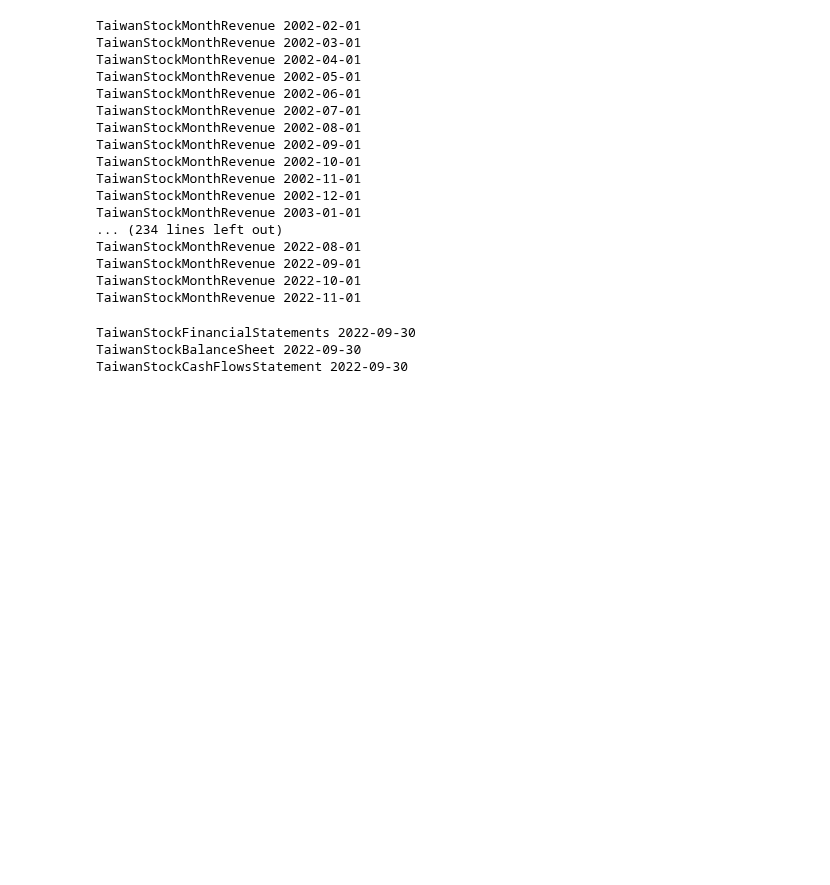
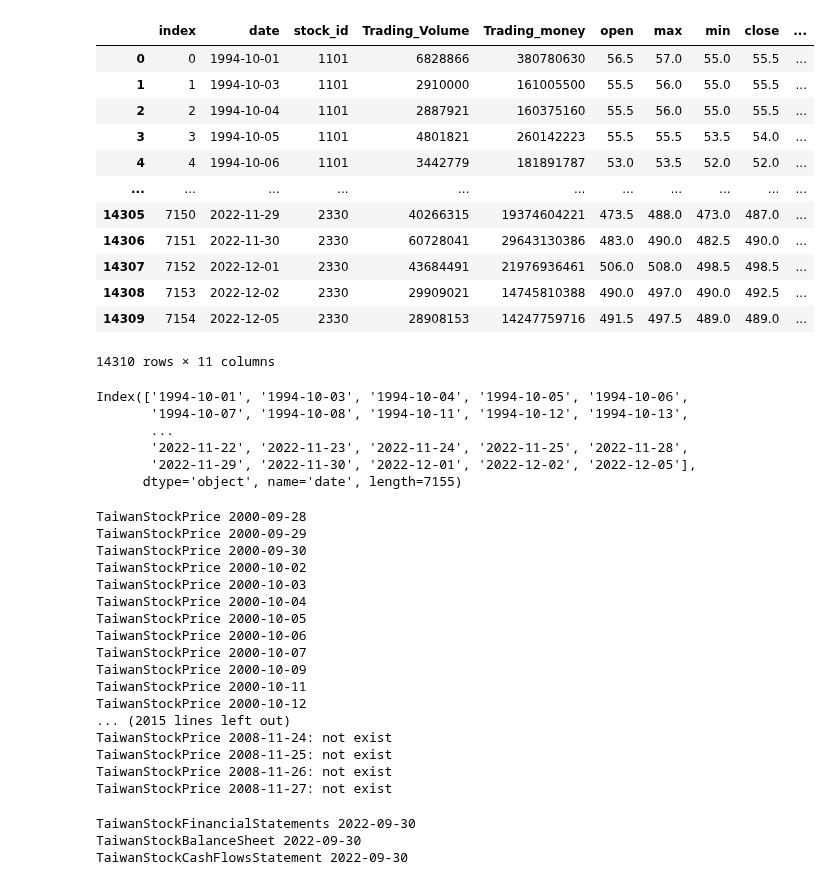
Before and after one commit to pkh-forresthsia/beTrue, a Jupyter notebook: getData.ipynb, the cells around one changed output. Saved outputs shown, nothing was run; the diff lists cells and outputs as text; code cells hidden in the pictures; blank space fills up the shorter version.

Commit message:
get data

```diff
--- a/getData.ipynb
+++ b/getData.ipynb
@@ -8,21 +10,46 @@ read=Read()
+# %%
+downloadData.dateFromSQL("TaiwanStockPrice")
+# %% [output]
+|  | index | date | stock_id | Trading_Volume | Trading_money | open | max | min | close | ... |
+| 0 | 0 | 1994-10-01 | 1101 | 6828866 | 380780630 | 56.5 | 57.0 | 55.0 | 55.5 | ... |
+| 1 | 1 | 1994-10-03 | 1101 | 2910000 | 161005500 | 55.5 | 56.0 | 55.0 | 55.5 | ... |
+| 2 | 2 | 1994-10-04 | 1101 | 2887921 | 160375160 | 55.5 | 56.0 | 55.0 | 55.5 | ... |
+| 3 | 3 | 1994-10-05 | 1101 | 4801821 | 260142223 | 55.5 | 55.5 | 53.5 | 54.0 | ... |
+| 4 | 4 | 1994-10-06 | 1101 | 3442779 | 181891787 | 53.0 | 53.5 | 52.0 | 52.0 | ... |
+| ... | ... | ... | ... | ... | ... | ... | ... | ... | ... | ... |
+| 14305 | 7150 | 2022-11-29 | 2330 | 40266315 | 19374604221 | 473.5 | 488.0 | 473.0 | 487.0 | ... |
+| 14306 | 7151 | 2022-11-30 | 2330 | 60728041 | 29643130386 | 483.0 | 490.0 | 482.5 | 490.0 | ... |
+| 14307 | 7152 | 2022-12-01 | 2330 | 43684491 | 21976936461 | 506.0 | 508.0 | 498.5 | 498.5 | ... |
+| 14308 | 7153 | 2022-12-02 | 2330 | 29909021 | 14745810388 | 490.0 | 497.0 | 490.0 | 492.5 | ... |
+| 14309 | 7154 | 2022-12-05 | 2330 | 28908153 | 14247759716 | 491.5 | 497.5 | 489.0 | 489.0 | ... |
+14310 rows × 11 columns
+# %%
+downloadData.allDate("TaiwanStockPrice")
+# %% [output]
+Index(['1994-10-01', '1994-10-03', '1994-10-04', '1994-10-05', '1994-10-06',
+       '1994-10-07', '1994-10-08', '1994-10-11', '1994-10-12', '1994-10-13',
+       ...
+       '2022-11-22', '2022-11-23', '2022-11-24', '2022-11-25', '2022-11-28',
+       '2022-11-29', '2022-11-30', '2022-12-01', '2022-12-02', '2022-12-05'],
+      dtype='object', name='date', length=7155)
 # %%
-downloadData.downloadTypeData('TaiwanStockMonthRevenue')
+downloadData.downloadTypeData("TaiwanStockPrice")
 # %% [output]
-TaiwanStockMonthRevenue 2002-02-01
-TaiwanStockMonthRevenue 2002-03-01
-TaiwanStockMonthRevenue 2002-04-01
-TaiwanStockMonthRevenue 2002-05-01
-TaiwanStockMonthRevenue 2002-06-01
-TaiwanStockMonthRevenue 2002-07-01
-TaiwanStockMonthRevenue 2002-08-01
-TaiwanStockMonthRevenue 2002-09-01
-TaiwanStockMonthRevenue 2002-10-01
-TaiwanStockMonthRevenue 2002-11-01
-TaiwanStockMonthRevenue 2002-12-01
-TaiwanStockMonthRevenue 2003-01-01
-... (234 lines left out)
-TaiwanStockMonthRevenue 2022-08-01
-TaiwanStockMonthRevenue 2022-09-01
-TaiwanStockMonthRevenue 2022-10-01
-TaiwanStockMonthRevenue 2022-11-01
+TaiwanStockPrice 2000-09-28
+TaiwanStockPrice 2000-09-29
+TaiwanStockPrice 2000-09-30
+TaiwanStockPrice 2000-10-02
+TaiwanStockPrice 2000-10-03
+TaiwanStockPrice 2000-10-04
+TaiwanStockPrice 2000-10-05
+TaiwanStockPrice 2000-10-06
+TaiwanStockPrice 2000-10-07
+TaiwanStockPrice 2000-10-09
+TaiwanStockPrice 2000-10-11
+TaiwanStockPrice 2000-10-12
+... (2015 lines left out)
+TaiwanStockPrice 2008-11-24: not exist
+TaiwanStockPrice 2008-11-25: not exist
+TaiwanStockPrice 2008-11-26: not exist
+TaiwanStockPrice 2008-11-27: not exist
 # %%
```
Also changed, not shown: parts of 10 cells of this notebook, 2 other files.
